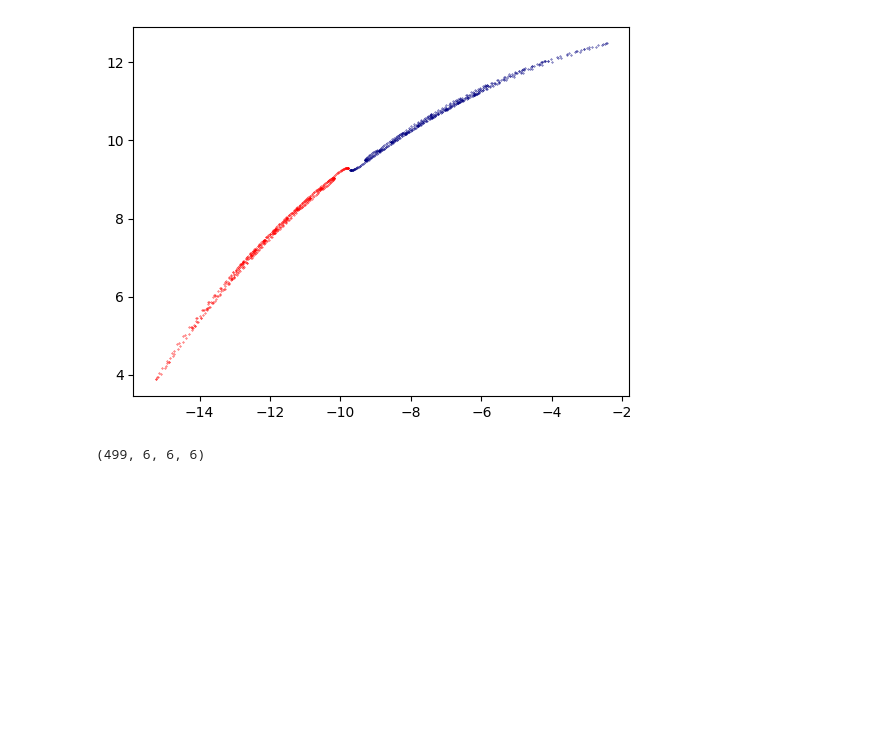
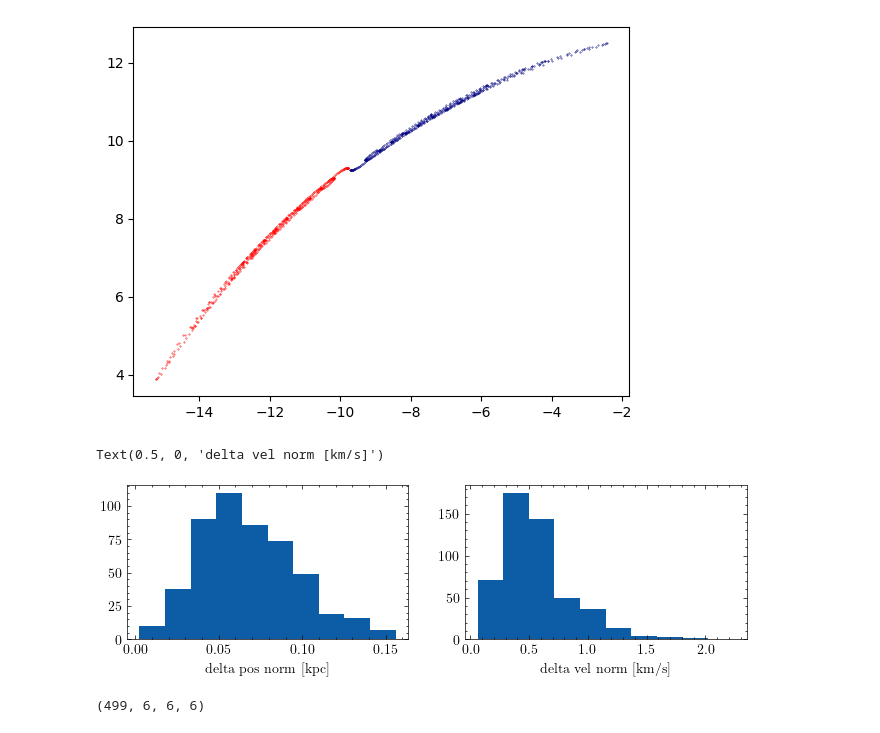
Before and after one commit to jnibauer/streamsculptor, a Jupyter notebook: streamsculptor/examples/higher_order_variationalEqn.ipynb, the cells around one changed output. Saved outputs shown, nothing was run; the diff lists cells and outputs as text; code cells hidden in the pictures; blank space fills up the shorter version.

```diff
--- a/streamsculptor/examples/higher_order_variationalEqn.ipynb
+++ b/streamsculptor/examples/higher_order_variationalEqn.ipynb
@@ -167,6 +167,19 @@ trail_ICs = jnp.hstack([streakline_ICs['trail_q'],streakline_ICs['trail_p']])
 
 delta_w_lead = lead_ICs_pspray - lead_ICs
 delta_w_trail = trail_ICs_pspray - trail_ICs
+# %%
+dpos = jnp.linalg.norm(delta_w_lead[:,:3],axis=1)
+dvel = jnp.linalg.norm(delta_w_lead[:,3:],axis=1)
+
+fig, ax = plt.subplots(1,2)
+fig.set_size_inches(8,2)
+ax[0].hist(dpos);
+ax[1].hist(dvel*(u.kpc/u.Myr).to(u.km/u.s));
+ax[0].set_xlabel(r'delta pos norm [kpc]')
+ax[1].set_xlabel(r'delta vel norm [km/s]')
+# %% [output]
+Text(0.5, 0, 'delta vel norm [km/s]')
+[figure, added]
 # %%
 from streamsculptor.fields import integrate_field
 import diffrax
```
Also changed, not shown: parts of 2 cells of this notebook, 3 other files.
